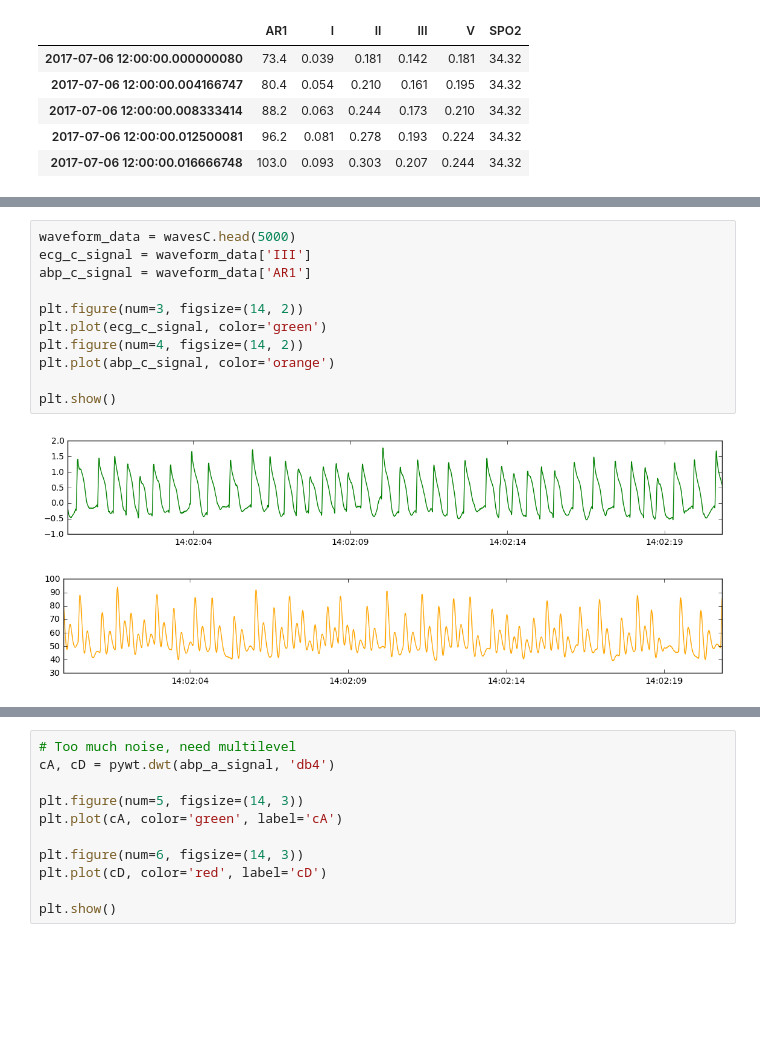
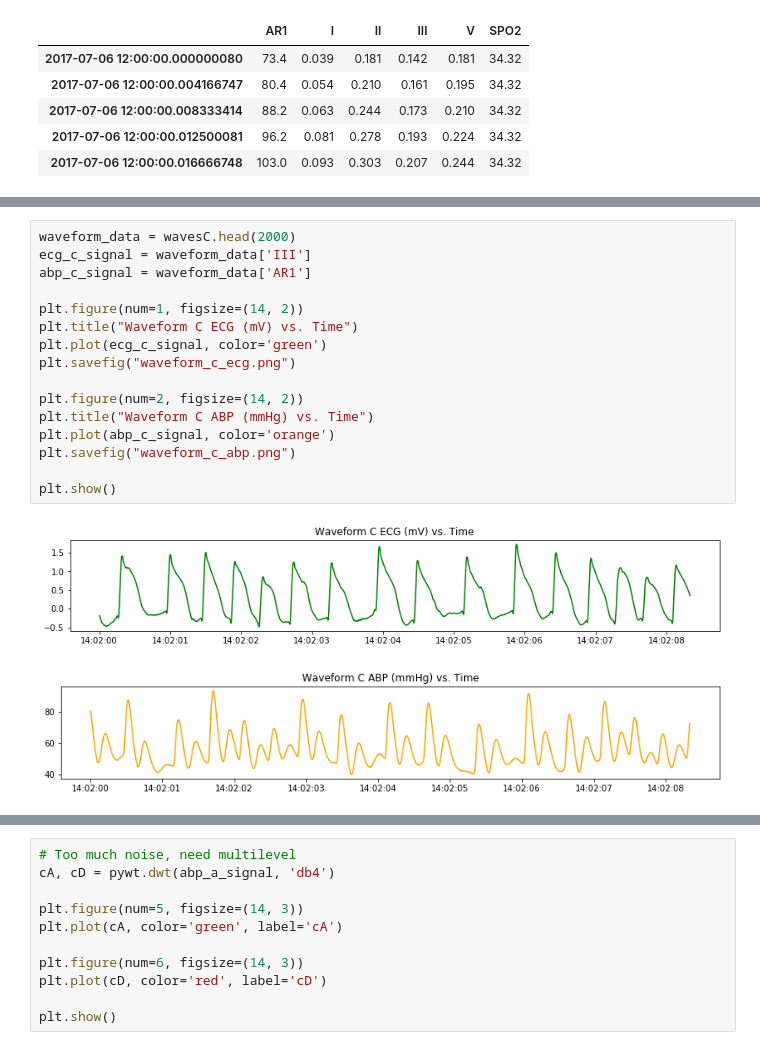
Before and after one commit to CONDUITlab/abp, a Jupyter notebook: ABP_Irregular_Waves.ipynb, the cells around one changed output, grey strips where cells are left out. Cells and saved outputs as stored; diff of their text form; blank space fills up the shorter version.

Commit message:
include all necessary data

```diff
--- a/ABP_Irregular_Waves.ipynb
+++ b/ABP_Irregular_Waves.ipynb
@@ -61,17 +72,22 @@ NameError: name 'wavesB' is not defined
 # %%
-waveform_data = wavesC.head(5000)
+waveform_data = wavesC.head(2000)
 ecg_c_signal = waveform_data['III']
 abp_c_signal = waveform_data['AR1']
 
-plt.figure(num=3, figsize=(14, 2))
+plt.figure(num=1, figsize=(14, 2))
+plt.title("Waveform C ECG (mV) vs. Time")
 plt.plot(ecg_c_signal, color='green')
-plt.figure(num=4, figsize=(14, 2))
+plt.savefig("waveform_c_ecg.png")
+
+plt.figure(num=2, figsize=(14, 2))
+plt.title("Waveform C ABP (mmHg) vs. Time")
 plt.plot(abp_c_signal, color='orange')
+plt.savefig("waveform_c_abp.png")
 
 plt.show()
 # %% [output]
-[figure, old version]
+[figure, new version]
-[figure, old version]
+[figure, new version]
 # %%
 seg_waves = ecg.christov_segmenter(signal=ecg_b_signal.values, sampling_rate=240.)
 R_peaks = np.array(seg_waves).tolist()[0]
```
Also changed, not shown: parts of 3 cells of this notebook, 6 other files.
